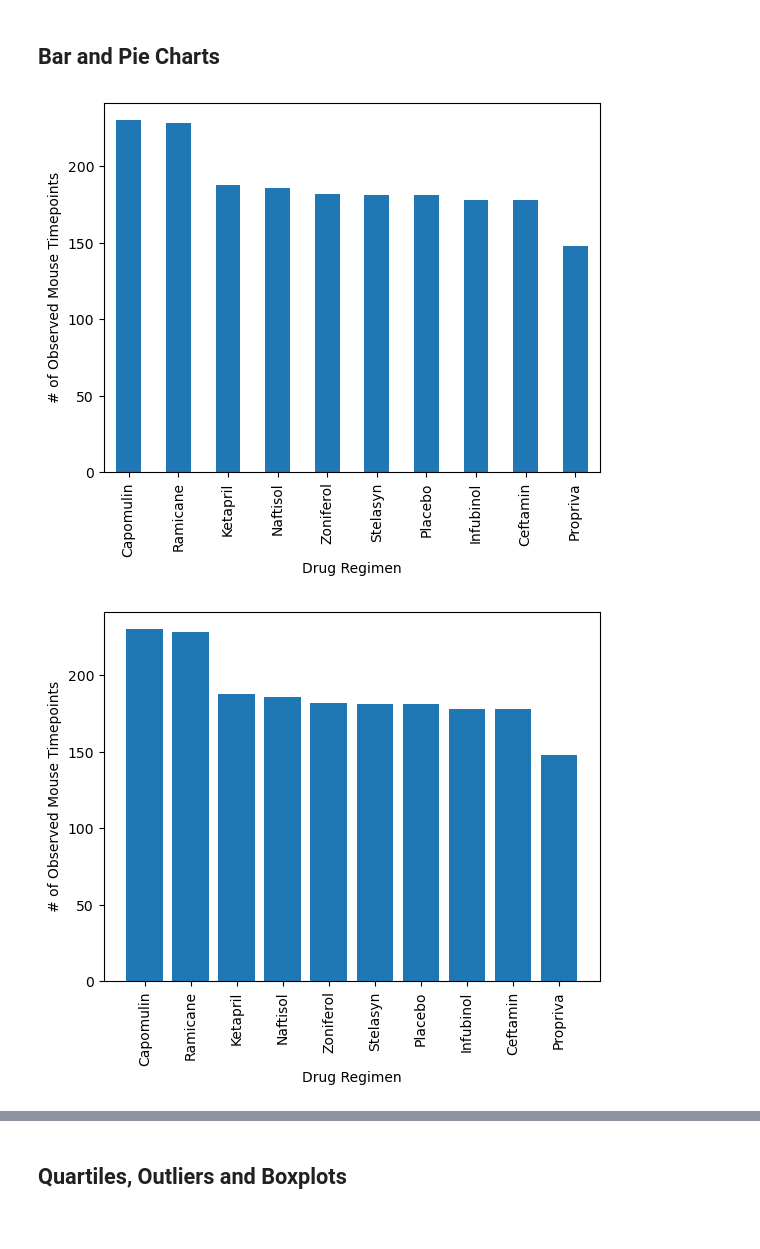
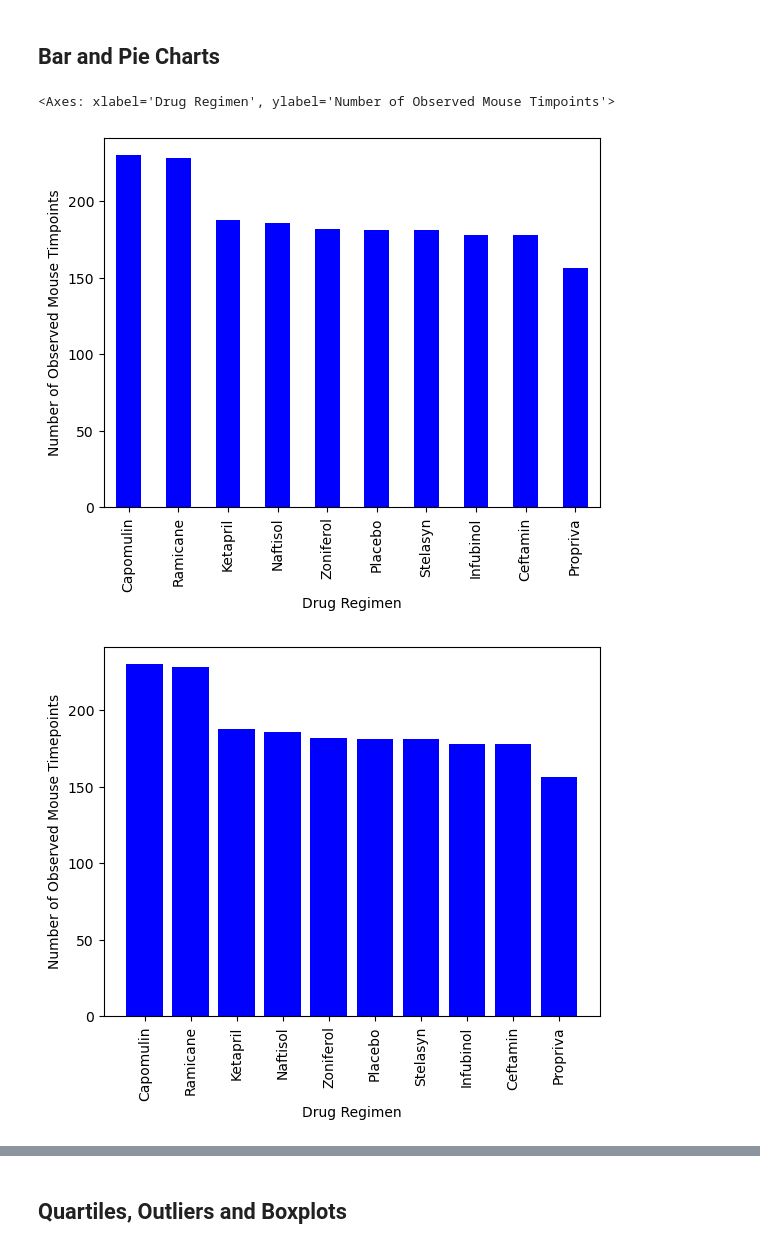
Before and after one commit to mfeas/matplotlib-challenge, a Jupyter notebook: pymaceuticals_starter.ipynb, the cells around one changed output, grey strips where cells are left out. Saved outputs shown, nothing was run; the diff lists cells and outputs as text; code cells hidden in the pictures.

```diff
--- a/pymaceuticals_starter.ipynb
+++ b/pymaceuticals_starter.ipynb
@@ -153,11 +153,27 @@ stat_table
 ## Bar and Pie Charts
 # %%
 # Generate a bar plot showing the total number of rows (Mouse ID/Timepoints) for each drug regimen using Pandas.
+
+drug_timepoints = clean_df[["Drug Regimen", "Timepoint"]]
+
+drug_counts = drug_timepoints["Drug Regimen"].value_counts()
+
+drug_counts.plot(kind="bar",color = "blue", xlabel="Drug Regimen", ylabel="Number of Observed Mouse Timpoints")
 # %% [output]
+<Axes: xlabel='Drug Regimen', ylabel='Number of Observed Mouse Timpoints'>
-[figure, old version]
+[figure, new version]
 # %%
 # Generate a bar plot showing the total number of rows (Mouse ID/Timepoints) for each drug regimen using pyplot.
+drug_type = drug_counts.index.values
+mice_observed = drug_counts.values
+
+plt.bar(drug_type, mice_observed, color="blue", align="center")
+plt.xlabel("Drug Regimen")
+plt.ylabel("Number of Observed Mouse Timepoints")
+plt.xticks(rotation=90)
+
+plt.show()
 # %% [output]
-[figure, old version]
+[figure, new version]
 # %%
 # Generate a pie plot showing the distribution of female versus male mice using Pandas
```
Also changed, not shown: parts of 2 cells of this notebook.
